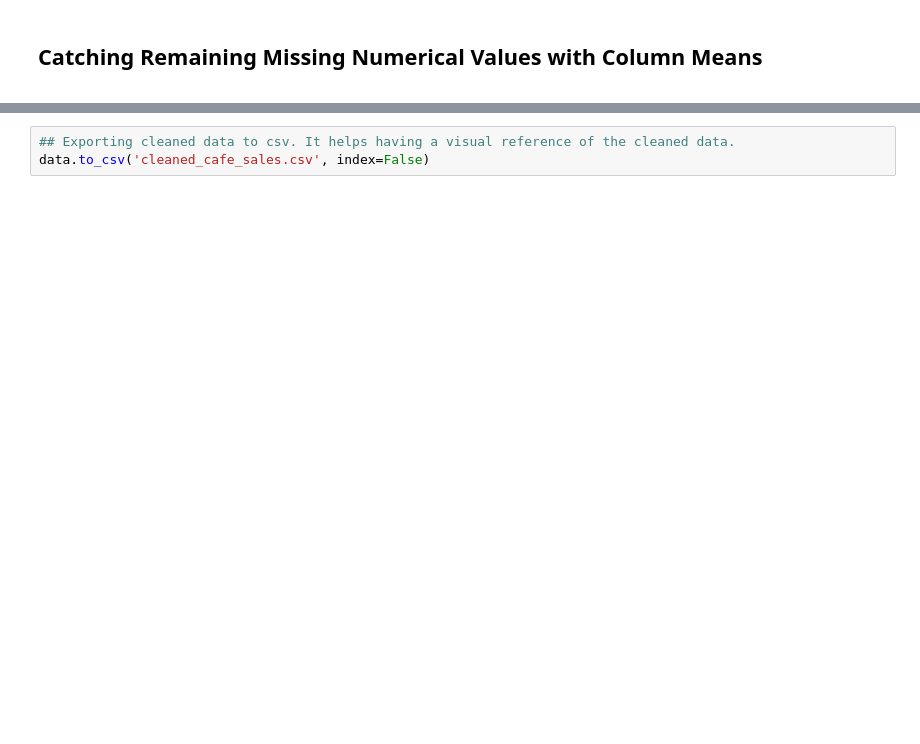
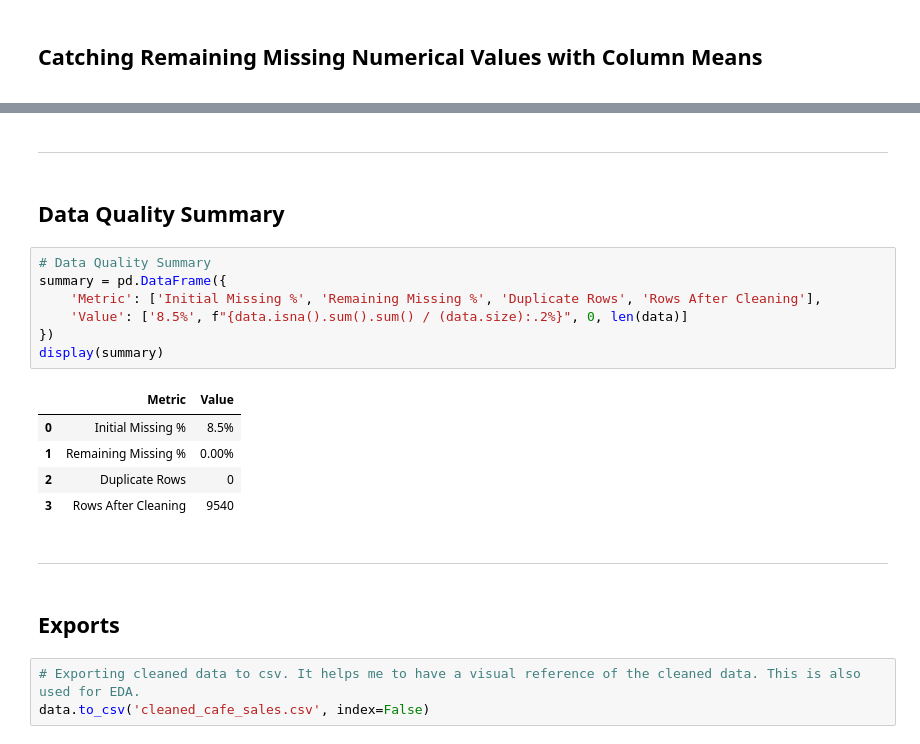
Before and after one commit to Uberkiwii/Cafe-Data-Cleaned, a Jupyter notebook: Cafe_Cleaning_FINAL.ipynb, the cells around one changed output, grey strips where cells are left out. Drawn from its saved outputs; the diff is of its cells as text; blank space fills up the shorter version.

Commit message:
Add files via upload
updated cafe cleaning with final version

```diff
--- a/Cafe_Cleaning_FINAL.ipynb
+++ b/Cafe_Cleaning_FINAL.ipynb
@@ -279,3 +316,28 @@ Final Summary:
+# %% [markdown]
+---
+# %% [markdown]
+<a id='dqs'></a>
+
+## Data Quality Summary
+# %%
+# Data Quality Summary
+summary = pd.DataFrame({
+    'Metric': ['Initial Missing %', 'Remaining Missing %', 'Duplicate Rows', 'Rows After Cleaning'],
+    'Value': ['8.5%', f"{data.isna().sum().sum() / (data.size):.2%}", 0, len(data)]
+})
+display(summary)
+# %% [output]
+|  | Metric | Value |
+| 0 | Initial Missing % | 8.5% |
+| 1 | Remaining Missing % | 0.00% |
+| 2 | Duplicate Rows | 0 |
+| 3 | Rows After Cleaning | 9540 |
+# %% [markdown]
+---
+# %% [markdown]
+<a id='exports'></a>
+
+## Exports
 # %%
-## Exporting cleaned data to csv. It helps having a visual reference of the cleaned data.
+# Exporting cleaned data to csv. It helps me to have a visual reference of the cleaned data. This is also used for EDA.
 data.to_csv('cleaned_cafe_sales.csv', index=False)
```
Also changed, not shown: parts of 30 cells of this notebook.
